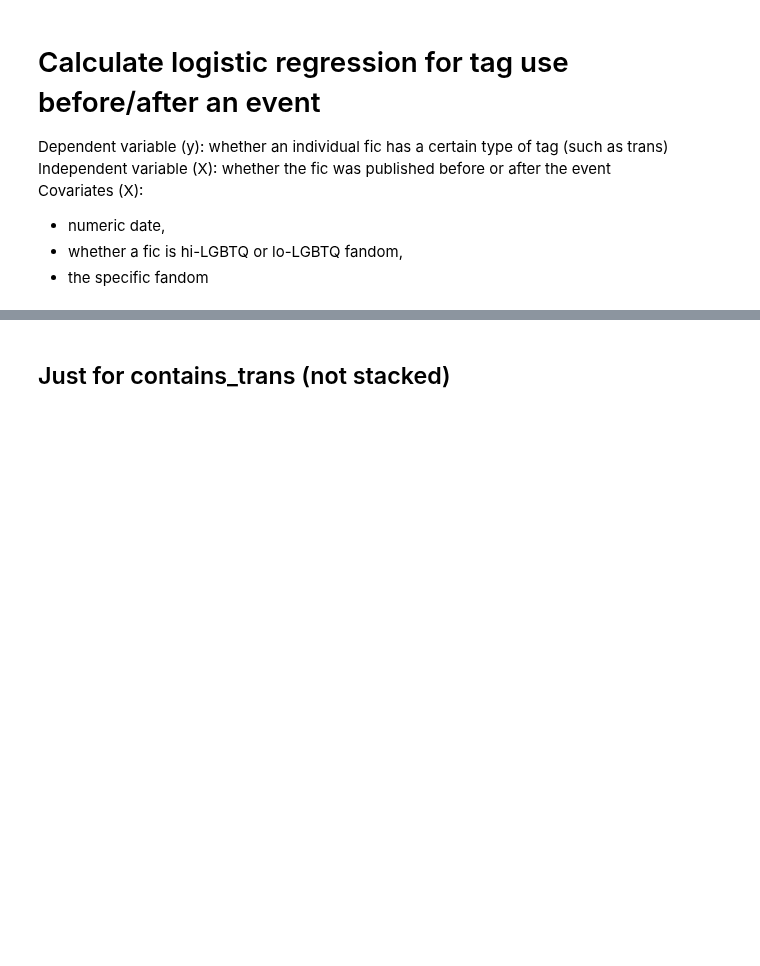
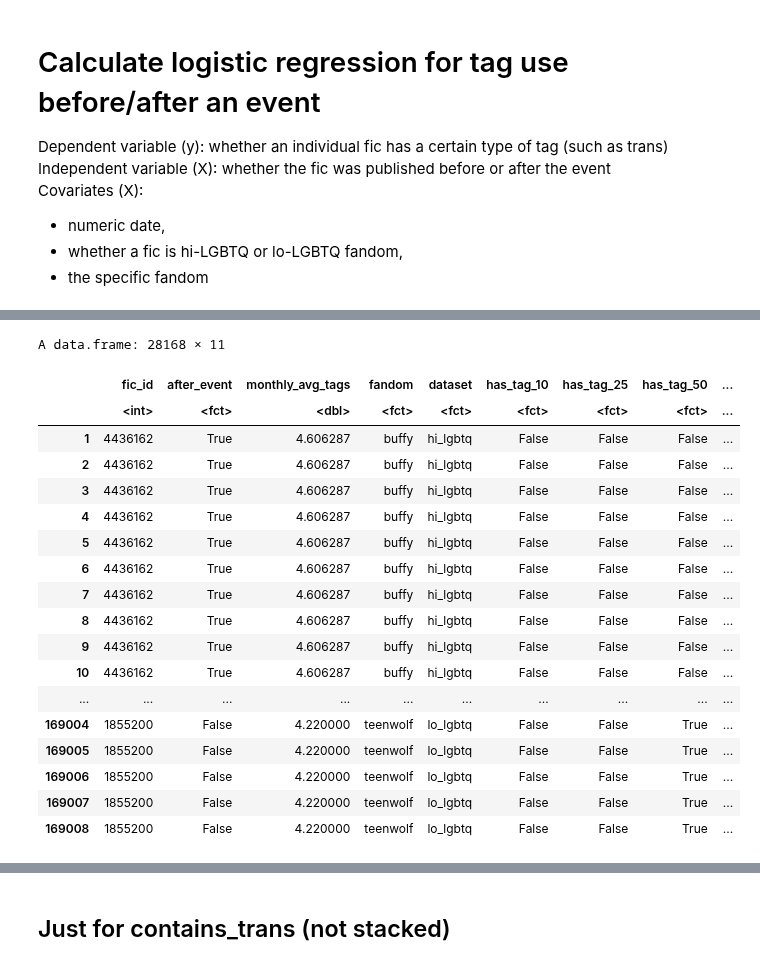
Before and after one commit to michaelmilleryoder/fanfiction-scripts, a Jupyter notebook: jupyter/fanfiction_lgbtq_event_regression_r.ipynb, the cells around one changed output, grey strips where cells are left out. Drawn from its saved outputs; the diff is of its cells as text; code cells hidden in the pictures; blank space fills up the shorter version.

```diff
--- a/jupyter/fanfiction_lgbtq_event_regression_r.ipynb
+++ b/jupyter/fanfiction_lgbtq_event_regression_r.ipynb
@@ -8,0 +99,25 @@ Covariates (X):
+# %%
+# Filter if desired
+# filtered <- data[data$fandom %in% c('buffy','dcu','teenwolf'),]
+filtered <- data[data$fandom %in% c('buffy','teenwolf'),]
+filtered
+# %% [output]
+A data.frame: 28168 × 11
+|  | fic_id | after_event | monthly_avg_tags | fandom | dataset | has_tag_10 | has_tag_25 | has_tag_50 | ... |
+|  | <int> | <fct> | <dbl> | <fct> | <fct> | <fct> | <fct> | <fct> | ... |
+| 1 | 4436162 | True | 4.606287 | buffy | hi_lgbtq | False | False | False | ... |
+| 2 | 4436162 | True | 4.606287 | buffy | hi_lgbtq | False | False | False | ... |
+| 3 | 4436162 | True | 4.606287 | buffy | hi_lgbtq | False | False | False | ... |
+| 4 | 4436162 | True | 4.606287 | buffy | hi_lgbtq | False | False | False | ... |
+| 5 | 4436162 | True | 4.606287 | buffy | hi_lgbtq | False | False | False | ... |
+| 6 | 4436162 | True | 4.606287 | buffy | hi_lgbtq | False | False | False | ... |
+| 7 | 4436162 | True | 4.606287 | buffy | hi_lgbtq | False | False | False | ... |
+| 8 | 4436162 | True | 4.606287 | buffy | hi_lgbtq | False | False | False | ... |
+| 9 | 4436162 | True | 4.606287 | buffy | hi_lgbtq | False | False | False | ... |
+| 10 | 4436162 | True | 4.606287 | buffy | hi_lgbtq | False | False | False | ... |
+| ... | ... | ... | ... | ... | ... | ... | ... | ... | ... |
+| 169004 | 1855200 | False | 4.220000 | teenwolf | lo_lgbtq | False | False | True | ... |
+| 169005 | 1855200 | False | 4.220000 | teenwolf | lo_lgbtq | False | False | True | ... |
+| 169006 | 1855200 | False | 4.220000 | teenwolf | lo_lgbtq | False | False | True | ... |
+| 169007 | 1855200 | False | 4.220000 | teenwolf | lo_lgbtq | False | False | True | ... |
+| 169008 | 1855200 | False | 4.220000 | teenwolf | lo_lgbtq | False | False | True | ... |
```
Also changed, not shown: parts of 17 cells of this notebook, 9 other files.
